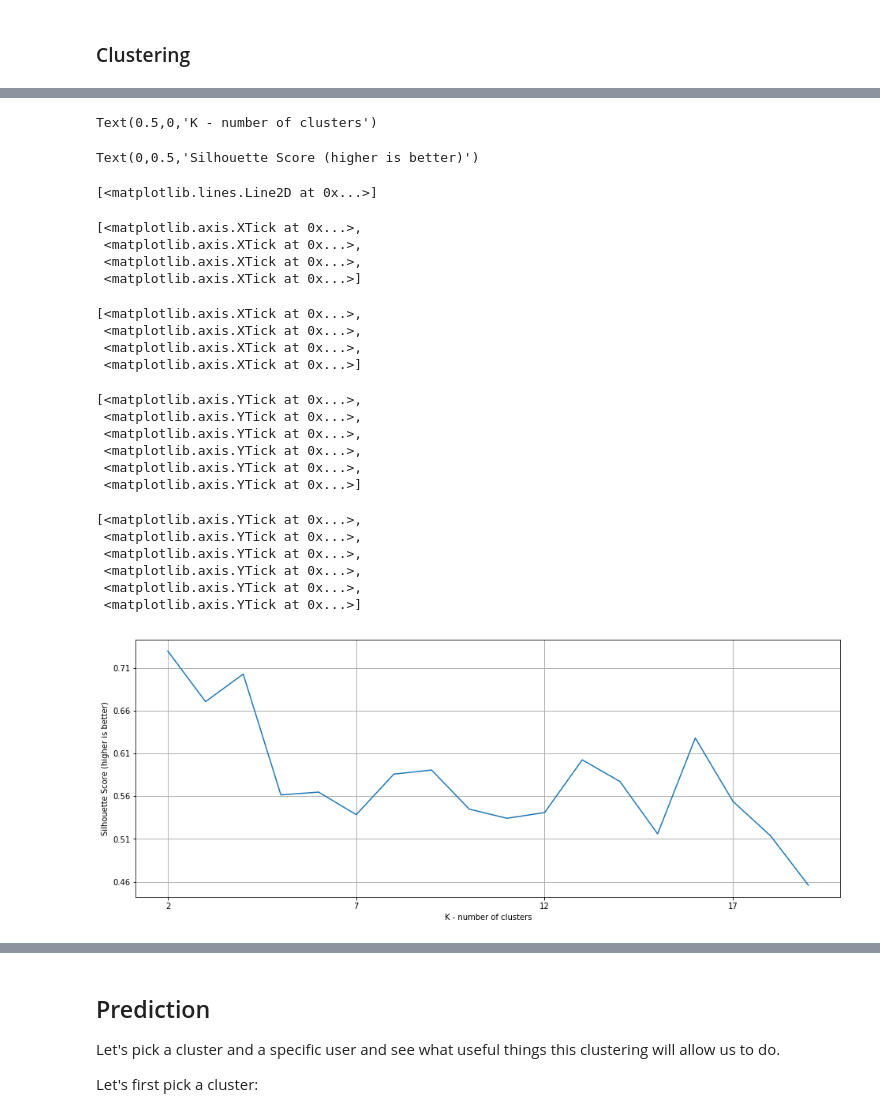
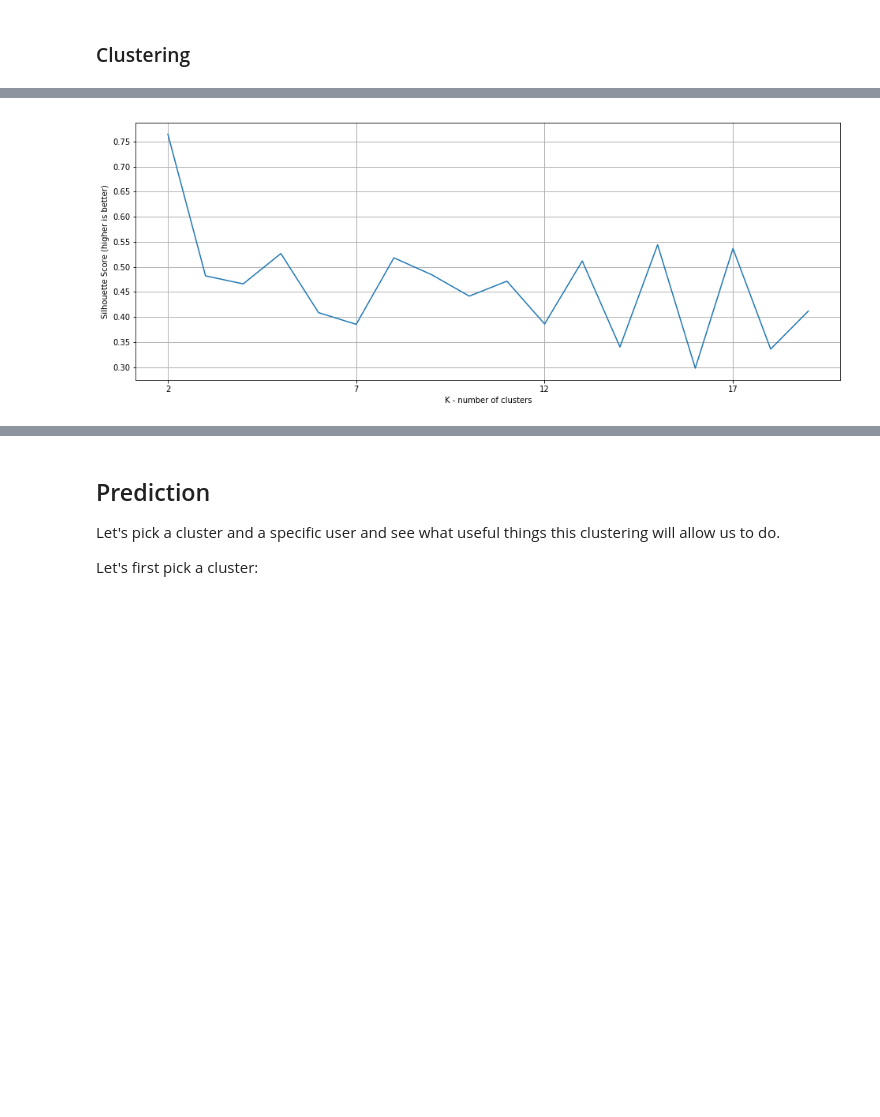
Before and after one commit to killakalle/8anu_Exploration, a Jupyter notebook: 8anu_Exploration.ipynb, the cells around one changed output, grey strips where cells are left out. Saved outputs shown, nothing was run; the diff lists cells and outputs as text; code cells hidden in the pictures; blank space fills up the shorter version.

```diff
--- a/8anu_Exploration.ipynb
+++ b/8anu_Exploration.ipynb
@@ -617,6 +630,9 @@ X_train_ratings.head(5)
 | 2 | 85331 | Rammstein | victoria | 18214 | 2 | Rammstein_victoria |
 | 3 | 85331 | Rammstein | victoria | 16968 | 0 | Rammstein_victoria |
 | 4 | 85331 | Rammstein | victoria | 22780 | 0 | Rammstein_victoria |
+# %%
+# Filter ratings, only include non-NaN values
+X_train_ratings = X_train_ratings[X_train_ratings['rating'] != 0]
 # %% [markdown]
 ## Implementation
 # %%
@@ -789,42 +786,19 @@ list(zip(possible_k_values, errors_per_k))
 # %%
-# Plot the each value of K vs. the silhouette score at that value
+# Plot each value of K vs. the silhouette score at that value
 fig, ax = plt.subplots(figsize=(16, 6))
-ax.set_xlabel('K - number of clusters')
-ax.set_ylabel('Silhouette Score (higher is better)')
-ax.plot(possible_k_values, errors_per_k)
+_ = ax.set_xlabel('K - number of clusters')
+_ = ax.set_ylabel('Silhouette Score (higher is better)')
+_ = ax.plot(possible_k_values, errors_per_k)
 
 # Ticks and grid
 xticks = np.arange(min(possible_k_values), max(possible_k_values)+1, 5.0)
-ax.set_xticks(xticks, minor=False)
-ax.set_xticks(xticks, minor=True)
-ax.xaxis.grid(True, which='both')
+_ = ax.set_xticks(xticks, minor=False)
+_ = ax.set_xticks(xticks, minor=True)
+_ = ax.xaxis.grid(True, which='both')
 yticks = np.arange(round(min(errors_per_k), 2), max(errors_per_k), .05)
-ax.set_yticks(yticks, minor=False)
-ax.set_yticks(yticks, minor=True)
-ax.yaxis.grid(True, which='both')
+_ = ax.set_yticks(yticks, minor=False)
+_ = ax.set_yticks(yticks, minor=True)
+_ = ax.yaxis.grid(True, which='both')
 # %% [output]
-Text(0.5,0,'K - number of clusters')
-Text(0,0.5,'Silhouette Score (higher is better)')
-[<matplotlib.lines.Line2D at 0x...>]
-[<matplotlib.axis.XTick at 0x...>,
- <matplotlib.axis.XTick at 0x...>,
- <matplotlib.axis.XTick at 0x...>,
- <matplotlib.axis.XTick at 0x...>]
-[<matplotlib.axis.XTick at 0x...>,
- <matplotlib.axis.XTick at 0x...>,
- <matplotlib.axis.XTick at 0x...>,
- <matplotlib.axis.XTick at 0x...>]
-[<matplotlib.axis.YTick at 0x...>,
- <matplotlib.axis.YTick at 0x...>,
- <matplotlib.axis.YTick at 0x...>,
- <matplotlib.axis.YTick at 0x...>,
- <matplotlib.axis.YTick at 0x...>,
- <matplotlib.axis.YTick at 0x...>]
-[<matplotlib.axis.YTick at 0x...>,
- <matplotlib.axis.YTick at 0x...>,
- <matplotlib.axis.YTick at 0x...>,
- <matplotlib.axis.YTick at 0x...>,
- <matplotlib.axis.YTick at 0x...>,
- <matplotlib.axis.YTick at 0x...>]
-[figure, old version]
+[figure, new version]
 # %%
```
Also changed, not shown: parts of 42 cells of this notebook, 4 other files.
